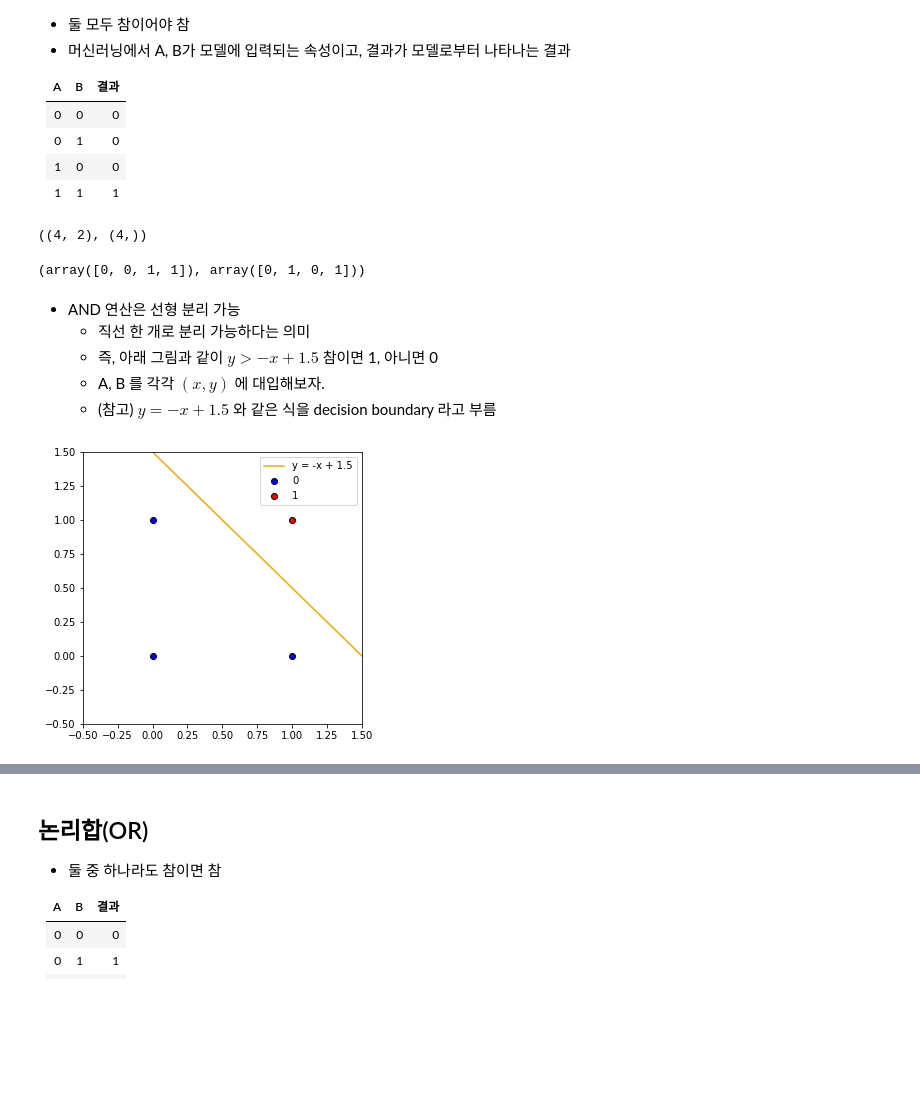
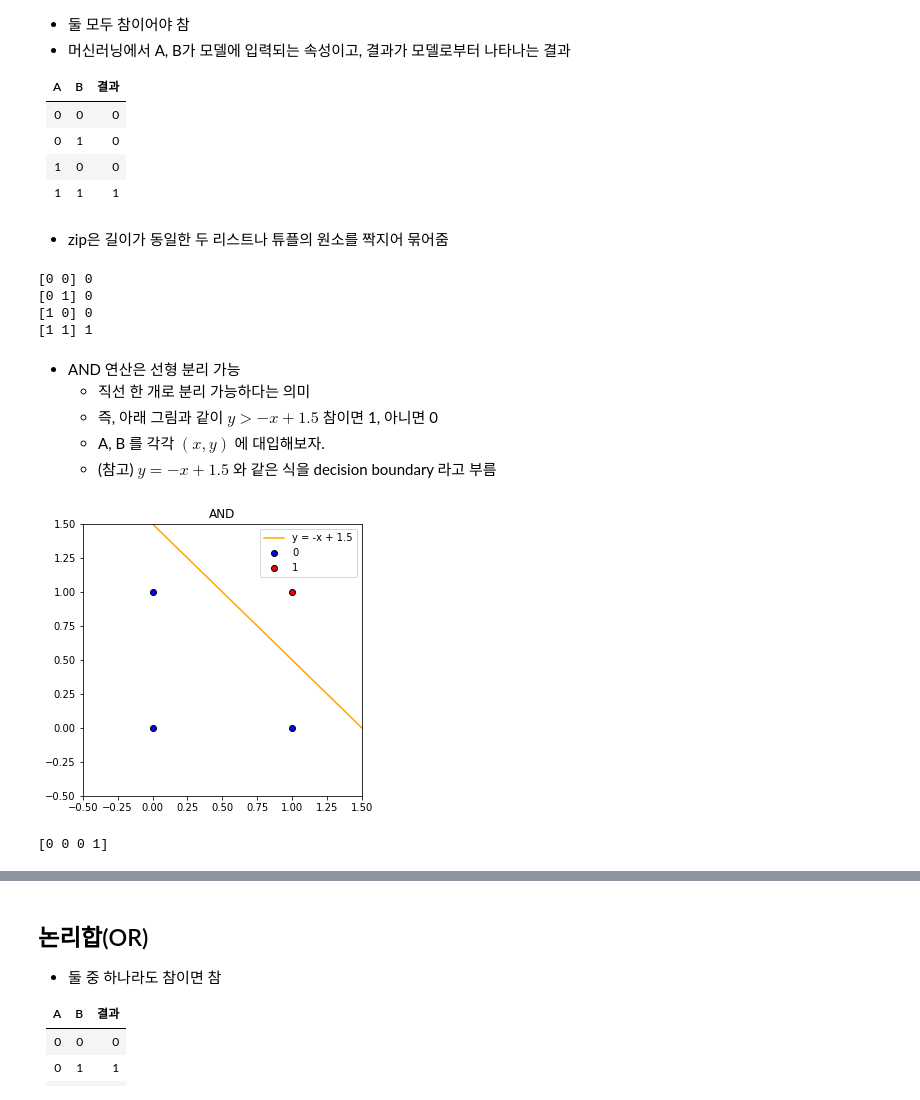
Before and after one commit to WoongheeLee/class-2020-Artificial-Intelligence-and-Future-Society, a Jupyter notebook: week08/machinelearning_introduction.ipynb, the cells around one changed output, grey strips where cells are left out. Saved outputs shown, nothing was run; the diff lists cells and outputs as text; code cells hidden in the pictures; blank space fills up the shorter version.

```diff
--- a/week08/machinelearning_introduction.ipynb
+++ b/week08/machinelearning_introduction.ipynb
@@ -35,14 +42,16 @@ y = [0,0,0,1]
 
 X = np.array(X)
 y = np.array(y)
-# %%
-X.shape, y.shape
-# %% [output]
-((4, 2), (4,))
-# %%
-X[:,0], X[:,1]
-# %% [output]
-(array([0, 0, 1, 1]), array([0, 1, 0, 1]))
+# %% [markdown]
+* zip은 길이가 동일한 두 리스트나 튜플의 원소를 짝지어 묶어줌
+# %%
+for _x, _y in zip(X, y):
+    print(_x, _y)
+# %% [output]
+[0 0] 0
+[0 1] 0
+[1 0] 0
+[1 1] 1
 # %% [markdown]
 * AND 연산은 선형 분리 가능
   * 직선 한 개로 분리 가능하다는 의미
@@ -52,13 +61,21 @@ X[:,0], X[:,1]
 # %%
 # 이해 안되는 코드는 일단 넘어갈 것
 plt.figure(figsize=(5,5))
 x = np.linspace(-2, 2, 100)
 plt.scatter(X[:, 0][:3], X[:, 1][:3], color='blue', edgecolor='k', label=0)
 plt.scatter(X[:, 0][3:], X[:, 1][3:], color='red', edgecolor='k', label=1)
 plt.plot(x, -x + 1.5, color='orange',label='y = -x + 1.5')
 plt.ylim(-.5, 1.5)
 plt.xlim(-.5, 1.5)
 plt.legend()
+plt.title('AND')
 plt.show()
 # %% [output]
-[figure, old version]
+[figure, new version]
+# %%
+# 선형 분리 데이터용 모델에 적용
+svc_linear = LinearSVC().fit(X, y)
+y_pred = svc_linear.predict(X)
+print(y_pred)
+# %% [output]
+[0 0 0 1]
```
Also changed, not shown: parts of 39 cells of this notebook.
